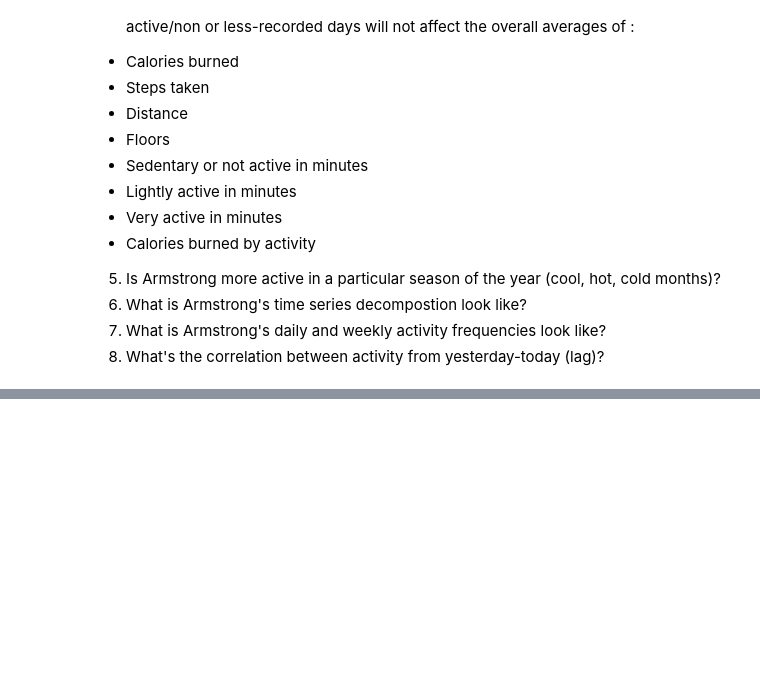
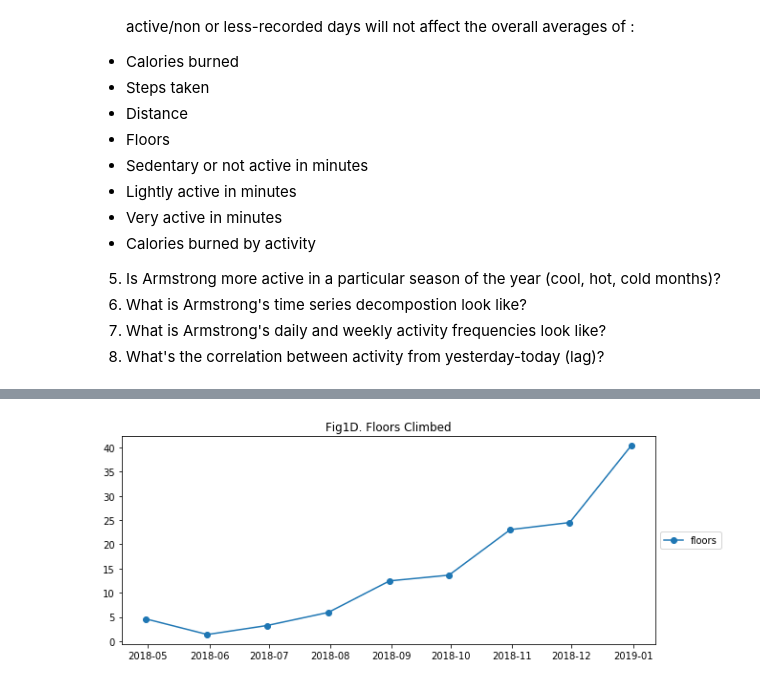
Before and after one commit to BlancoRD/Fitbit-Time-Series, a Jupyter notebook: Explore.ipynb, the cells around one changed output, grey strips where cells are left out. Cells and saved outputs as stored; diff of their text form; code cells hidden in the pictures; blank space fills up the shorter version.

```diff
--- a/Explore.ipynb
+++ b/Explore.ipynb
@@ -532,0 +357,9 @@ for p in period_vals:
+# %%
+plt.figure(figsize=(10,4))
+plt.plot(df_month.loc[:,['floors']], marker='o')
+plt.legend(['floors'],loc='center left', bbox_to_anchor=(1, 0.5))
+#plt.xticks(["2018-0","2018-11","2018-10","2018-09","2018-08"],["Dec","Nov","Oct","Sept","Aug","Jul"])
+plt.title('Fig1D. Floors Climbed')
+plt.show()
+# %% [output]
+[figure, added]
```
Also changed, not shown: parts of 79 cells of this notebook, 1 other file.
